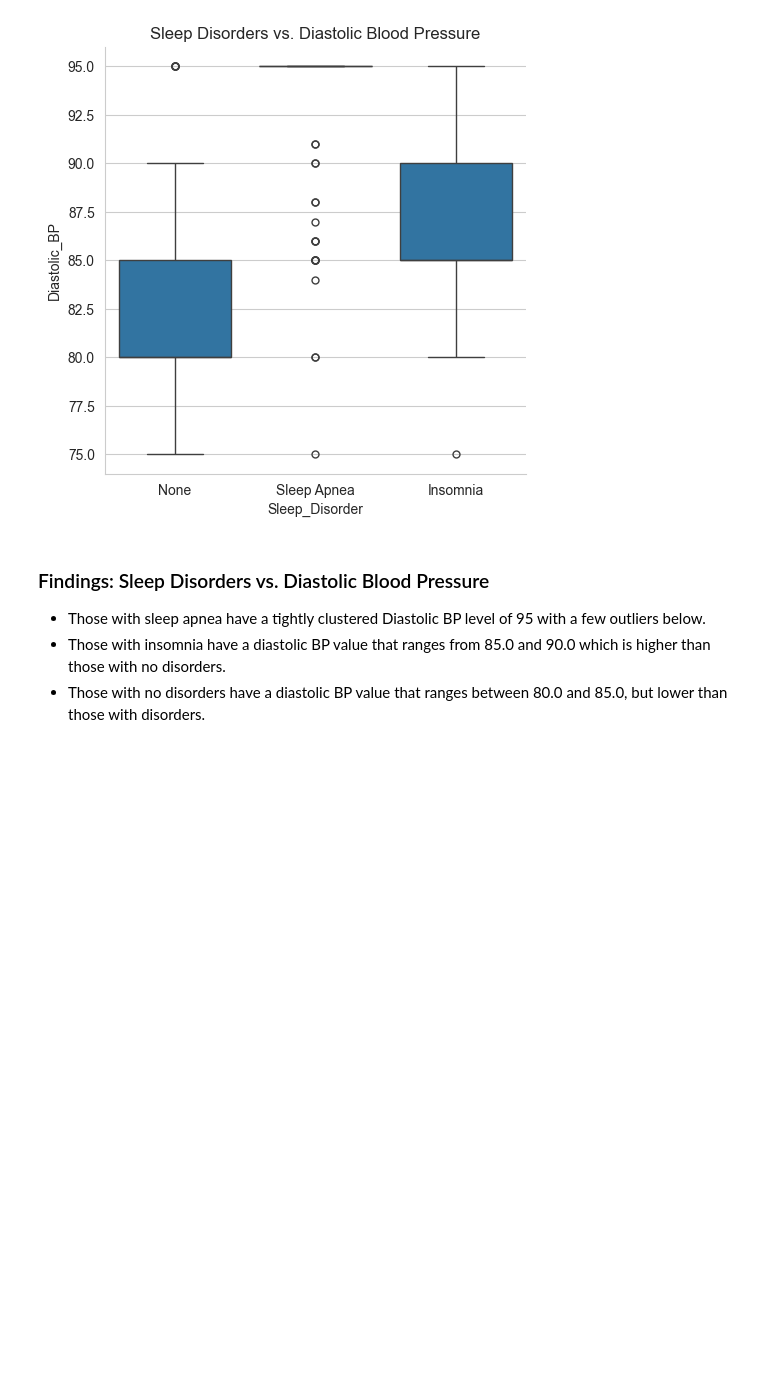
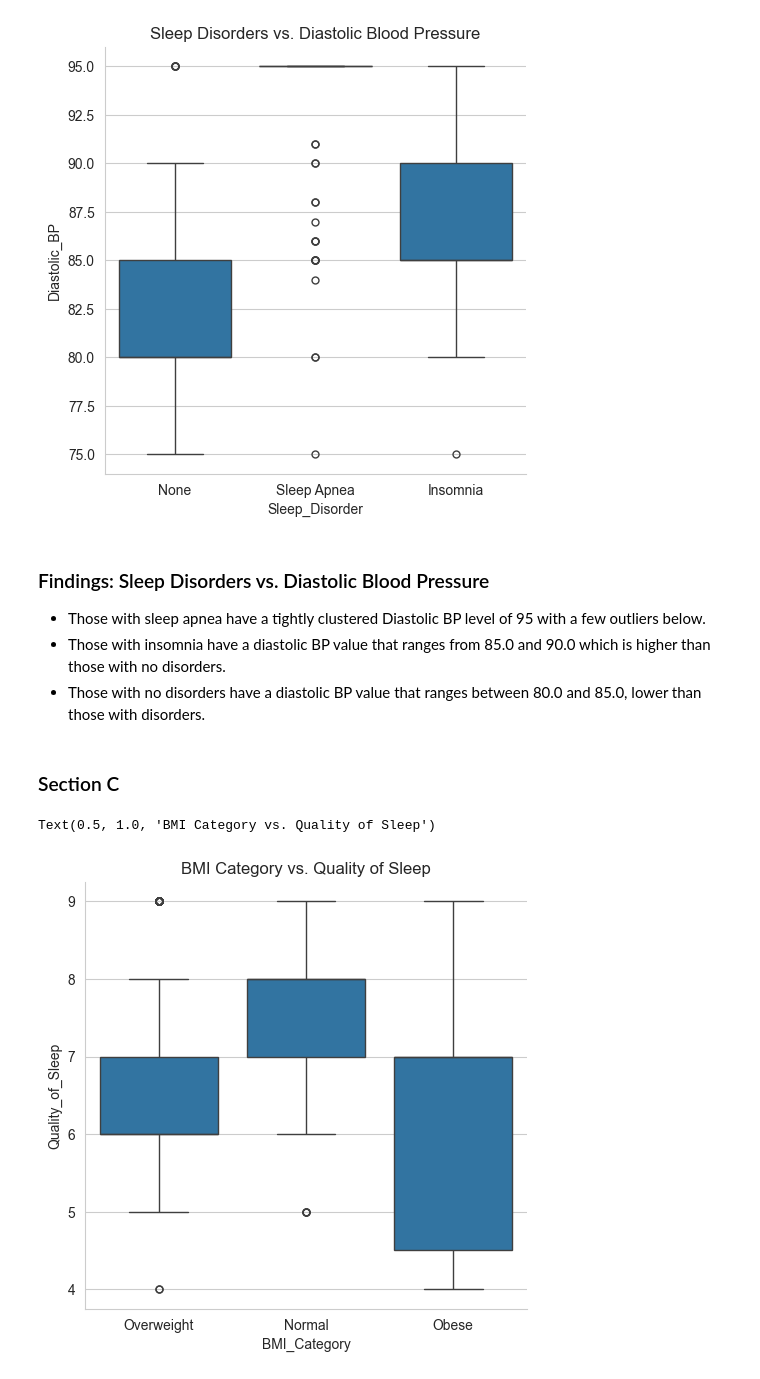
Before and after one commit to yorozc/sleep-health-lifestyle-analysis, a Jupyter notebook: notebooks/eda.ipynb, the cells around one changed output. Cells and saved outputs as stored; diff of their text form; code cells hidden in the pictures; blank space fills up the shorter version.

```diff
--- a/notebooks/eda.ipynb
+++ b/notebooks/eda.ipynb
@@ -259,4 +259,13 @@ Text(0.5, 1.0, 'Sleep Disorders vs. Diastolic Blood Pressure')
 ### Findings: Sleep Disorders vs. Diastolic Blood Pressure
 - Those with sleep apnea have a tightly clustered Diastolic BP level of 95 with a few outliers below.
 - Those with insomnia have a diastolic BP value that ranges from 85.0 and 90.0 which is higher than those with no disorders.
-- Those with no disorders have a diastolic BP value that ranges between 80.0 and 85.0, but lower than those with disorders.
+- Those with no disorders have a diastolic BP value that ranges between 80.0 and 85.0, lower than those with disorders.
+# %% [markdown]
+### Section C
+# %%
+# BMI Category vs. Quality of Sleep
+sns.catplot(data=df, kind='box', x='BMI_Category', y='Quality_of_Sleep')
+plt.title('BMI Category vs. Quality of Sleep')
+# %% [output]
+Text(0.5, 1.0, 'BMI Category vs. Quality of Sleep')
+[figure, added]
```
Also changed, not shown: parts of 10 cells of this notebook, 2 other files.
